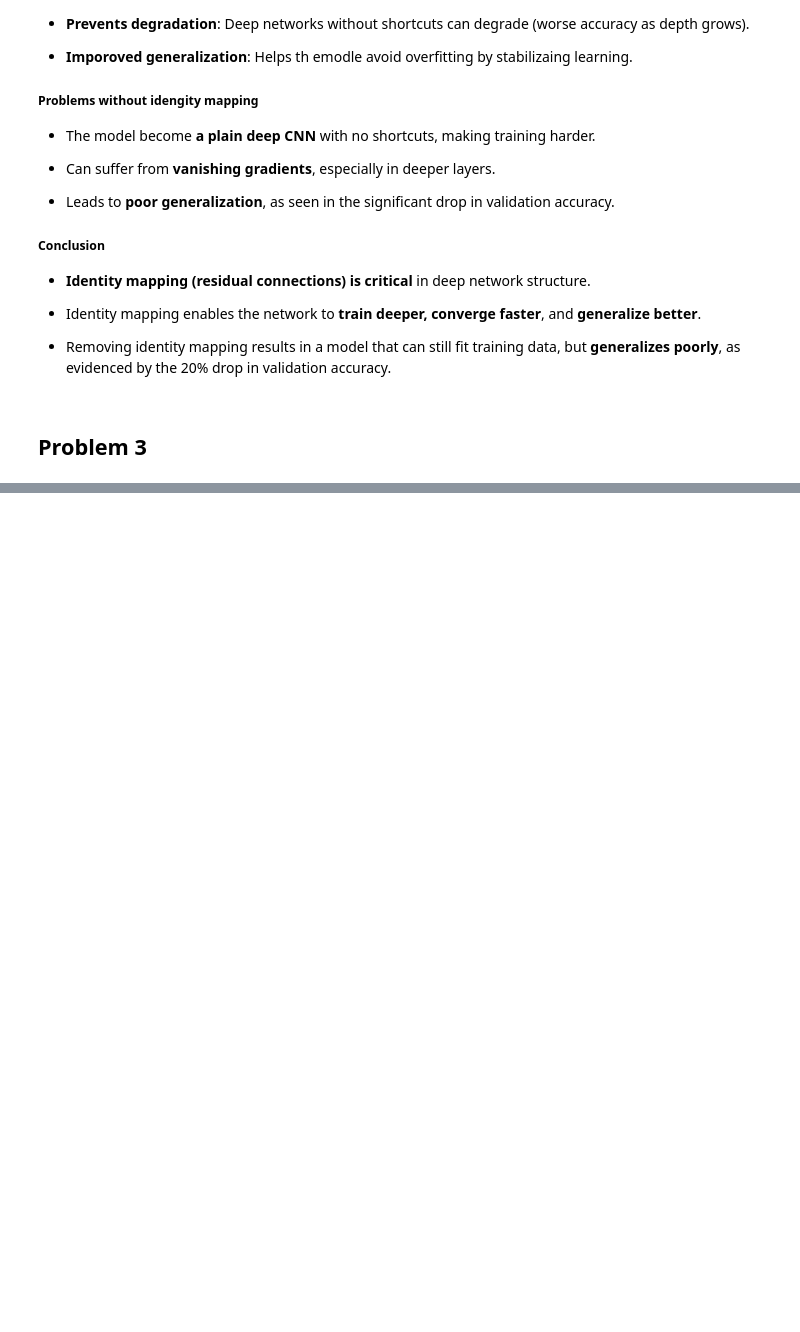
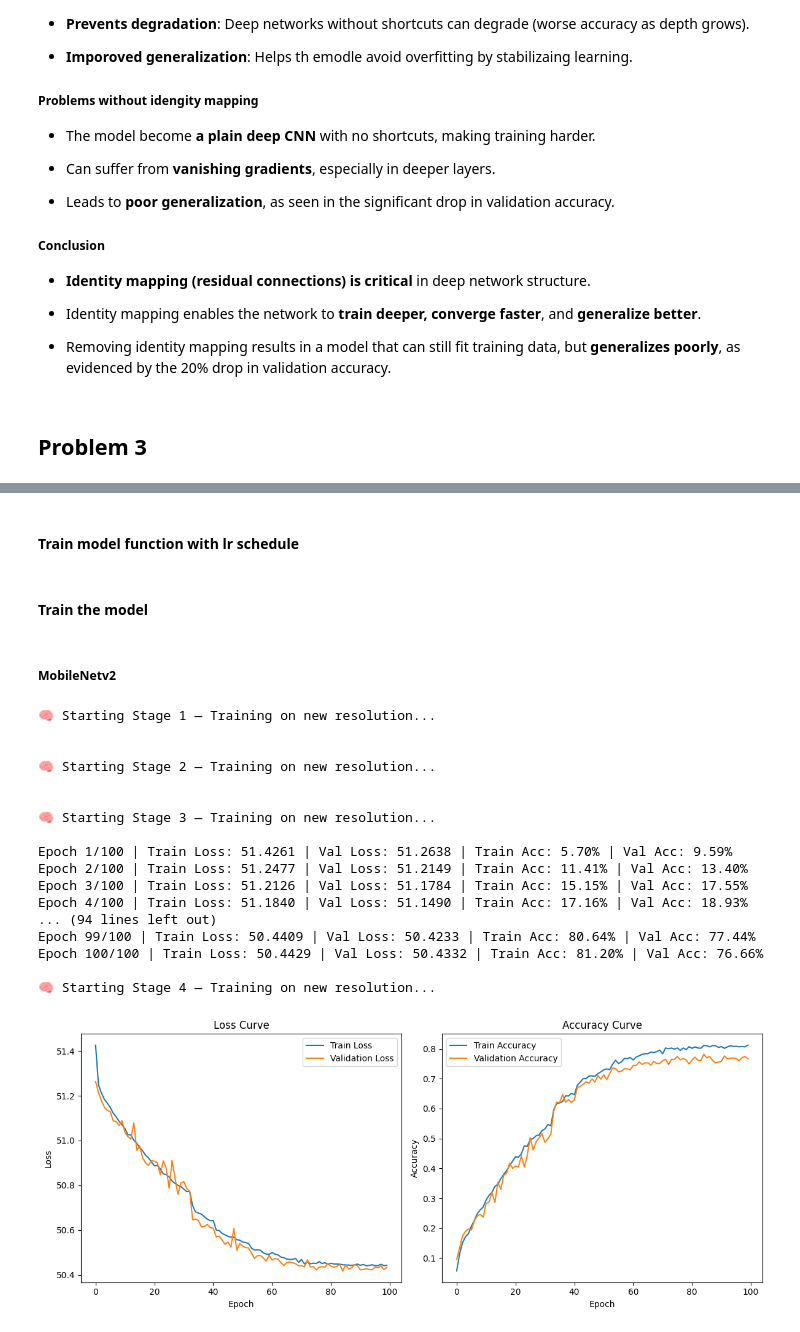
Before and after one commit to wilbur1240/dl-2025-spring, a Jupyter notebook: DL_HW1/hw1_110511177.ipynb, the cells around one changed output, grey strips where cells are left out. Drawn from its saved outputs; the diff is of its cells as text; code cells hidden in the pictures; blank space fills up the shorter version.

```diff
--- a/DL_HW1/hw1_110511177.ipynb
+++ b/DL_HW1/hw1_110511177.ipynb
@@ -1574,5 +1243,0 @@ Train the model
-# %%
-# train_losses, val_losses, train_accs, val_accs = train_model(num_epochs=100)
-train_losses, val_losses, train_accs, val_accs = train_curriculum(model, criterion, optimizer, epochs_per_stage=[20,30,50])
-
-plot_learning_curves(train_losses, val_losses, train_accs, val_accs)
@@ -1597,0 +1587,16 @@ Epoch 100/100 | Train Loss: 0.0020 | Val Loss: 1.5139 | Train Acc: 99.98% | Val
+# %%
+class LabelSmoothingCrossEntropy(nn.Module):
+    def __init__(self, eps=0.1):
+        super().__init__()
+        self.eps = eps
+
+    def forward(self, pred, target):
+        c = pred.size()[-1]
+        log_preds = F.log_softmax(pred, dim=-1)
+        loss = -log_preds.sum(dim=-1).mean()
+        nll = F.nll_loss(log_preds, target)
+        return self.eps * loss + (1 - self.eps) * nll
+
+criterion = LabelSmoothingCrossEntropy(eps=0.1)
+# %% [markdown]
+#### Train model function with lr schedule
@@ -1597,0 +1684,28 @@ Epoch 100/100 | Train Loss: 0.0020 | Val Loss: 1.5139 | Train Acc: 99.98% | Val
+# %% [markdown]
+#### Train the model
+# %% [markdown]
+##### MobileNetv2
+# %%
+# train_losses, val_losses, train_accs, val_accs = train_model(num_epochs=100)
+train_losses, val_losses, train_accs, val_accs = train_curriculum(model, criterion, optimizer, epochs_per_stage=[0, 0, 100, 0])
+
+plot_learning_curves(train_losses, val_losses, train_accs, val_accs)
+# %% [output]
+🧠 Starting Stage 1 — Training on new resolution...
+
+
+🧠 Starting Stage 2 — Training on new resolution...
+
+
+🧠 Starting Stage 3 — Training on new resolution...
+
+Epoch 1/100 | Train Loss: 51.4261 | Val Loss: 51.2638 | Train Acc: 5.70% | Val Acc: 9.59%
+Epoch 2/100 | Train Loss: 51.2477 | Val Loss: 51.2149 | Train Acc: 11.41% | Val Acc: 13.40%
+Epoch 3/100 | Train Loss: 51.2126 | Val Loss: 51.1784 | Train Acc: 15.15% | Val Acc: 17.55%
+Epoch 4/100 | Train Loss: 51.1840 | Val Loss: 51.1490 | Train Acc: 17.16% | Val Acc: 18.93%
+... (94 lines left out)
+Epoch 99/100 | Train Loss: 50.4409 | Val Loss: 50.4233 | Train Acc: 80.64% | Val Acc: 77.44%
+Epoch 100/100 | Train Loss: 50.4429 | Val Loss: 50.4332 | Train Acc: 81.20% | Val Acc: 76.66%
+
+🧠 Starting Stage 4 — Training on new resolution...
+[figure, added]
```
Also changed, not shown: parts of 37 cells of this notebook.
